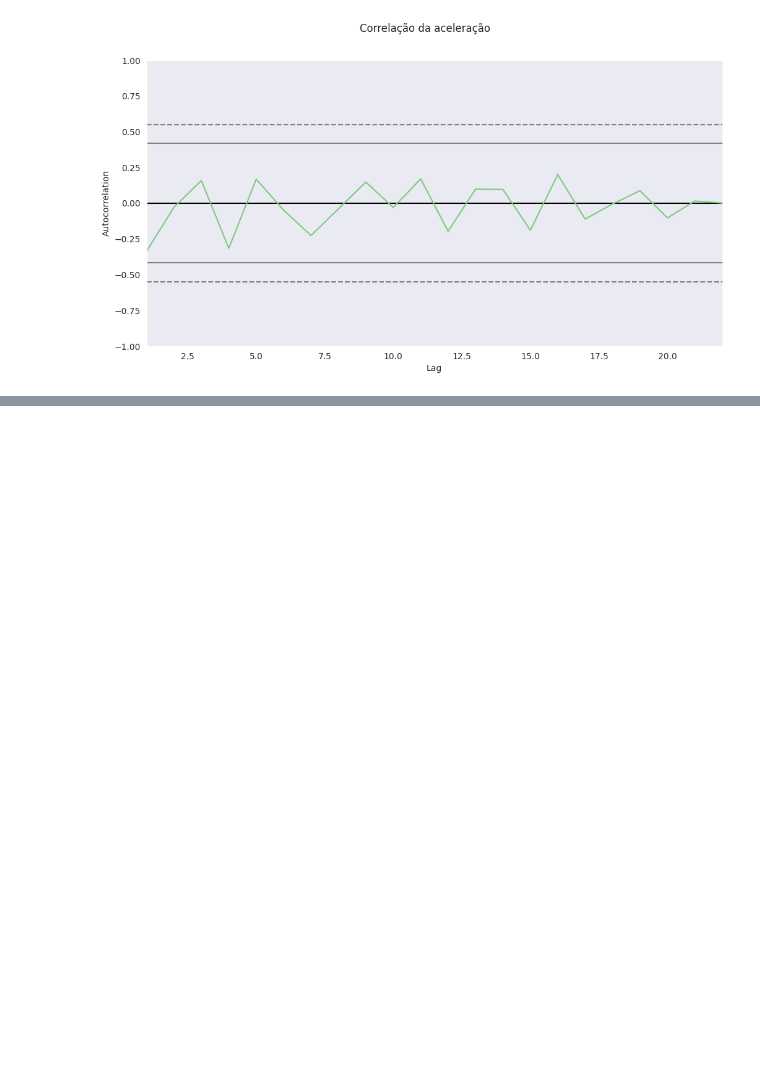
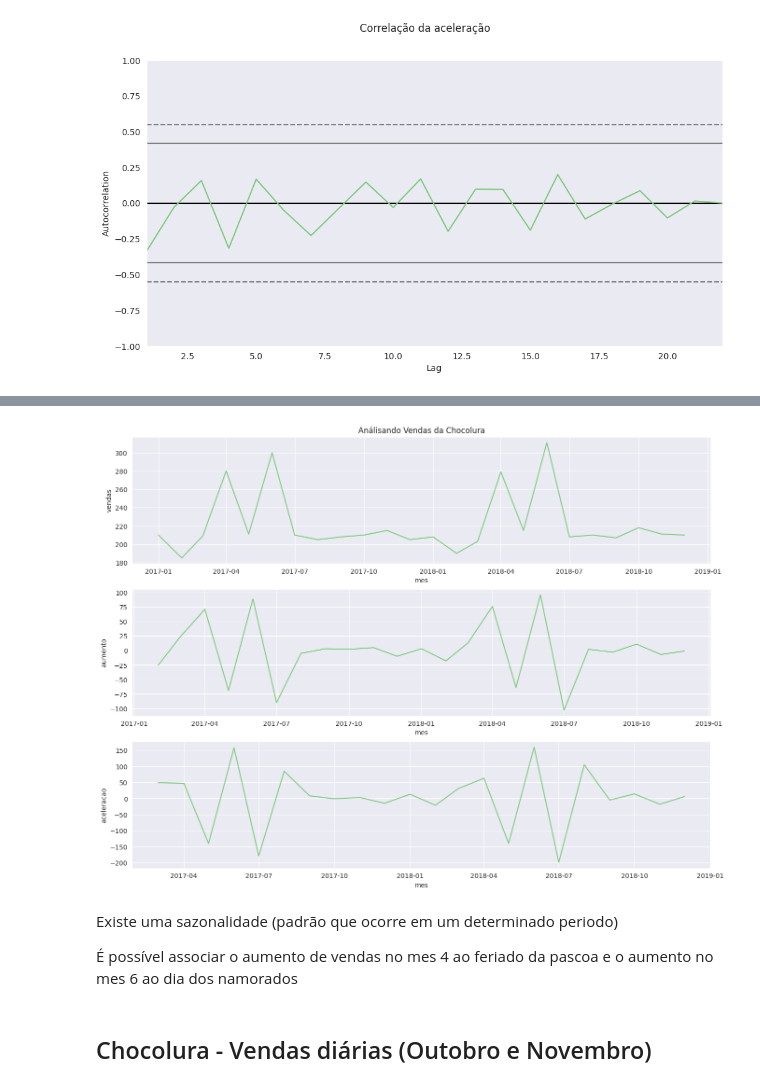
Before and after one commit to Patrick-Setubal/Data_Science_Analytics, a Jupyter notebook: alura_curso/formacao_data_science/SeriesTemporais/SeriesTemporais.ipynb, the cells around one changed output, grey strips where cells are left out. Saved outputs shown, nothing was run; the diff lists cells and outputs as text; code cells hidden in the pictures; blank space fills up the shorter version.

```diff
--- a/alura_curso/formacao_data_science/SeriesTemporais/SeriesTemporais.ipynb
+++ b/alura_curso/formacao_data_science/SeriesTemporais/SeriesTemporais.ipynb
@@ -129,0 +188,4 @@ ax = ax
+# %%
+# Importando Dados
+chocolura = pd.read_csv('https://raw.githubusercontent.com/Patrick-Setubal/data_science_analytics/main/alura_curso/formacao_data_science/SeriesTemporais/chocolura.csv')
+chocolura.head()
@@ -129,0 +212,4 @@ ax = ax
+# %%
+# Converter mes para datetime
+chocolura.mes = pd.to_datetime(chocolura.mes)
+chocolura.info()
@@ -129,0 +226,4 @@ ax = ax
+# %%
+chocolura['aumento'] = chocolura.vendas.diff()
+chocolura['aceleracao'] = chocolura['aumento'].diff()
+chocolura.head()
@@ -129,0 +237,25 @@ ax = ax
+# %%
+# Plotar graficos analisando vendas, seu aumento e sua aceleração
+# Configurando Graficos
+plt.figure(figsize=(16,12))
+ax = plt.subplot(3,1,1)
+ax.set_title("Análisando Vendas da Chocolura")
+# Criar grafico de vendas
+plt.subplot(3,1,1)
+ax = sns.lineplot(x='mes', y='vendas', data=chocolura)
+
+# aumento
+plt.subplot(3,1,2)
+ax = sns.lineplot(x='mes', y='aumento', data=chocolura)
+
+# aceleracao
+plt.subplot(3,1,3)
+ax = sns.lineplot(x='mes', y='aceleracao', data=chocolura)
+# %% [output]
+[figure, added]
+# %% [markdown]
+Existe uma sazonalidade (padrão que ocorre em um determinado periodo)
+
+É possível associar o aumento de vendas no mes 4 ao feriado da pascoa e o aumento no mes 6 ao dia dos namorados
+# %% [markdown]
+## Chocolura - Vendas diárias (Outobro e Novembro)
```
Also changed, not shown: parts of 28 cells of this notebook.
